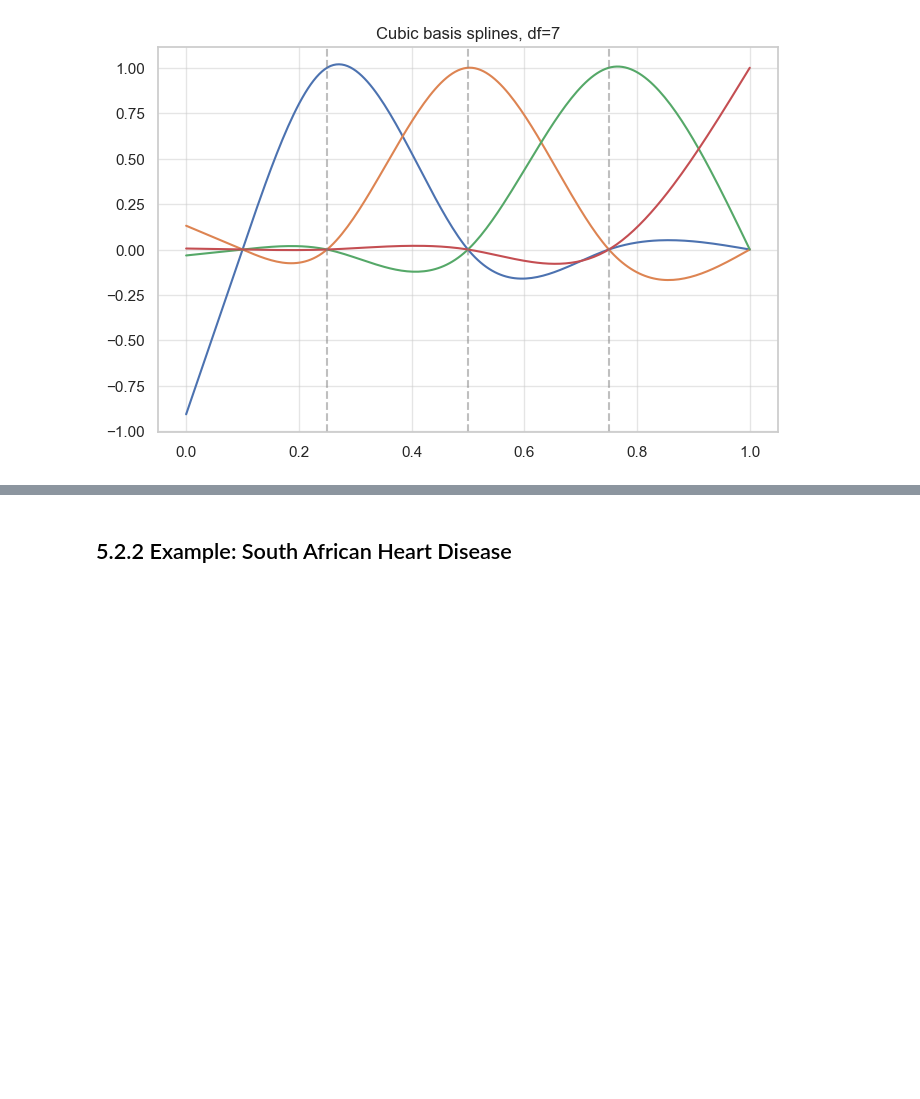
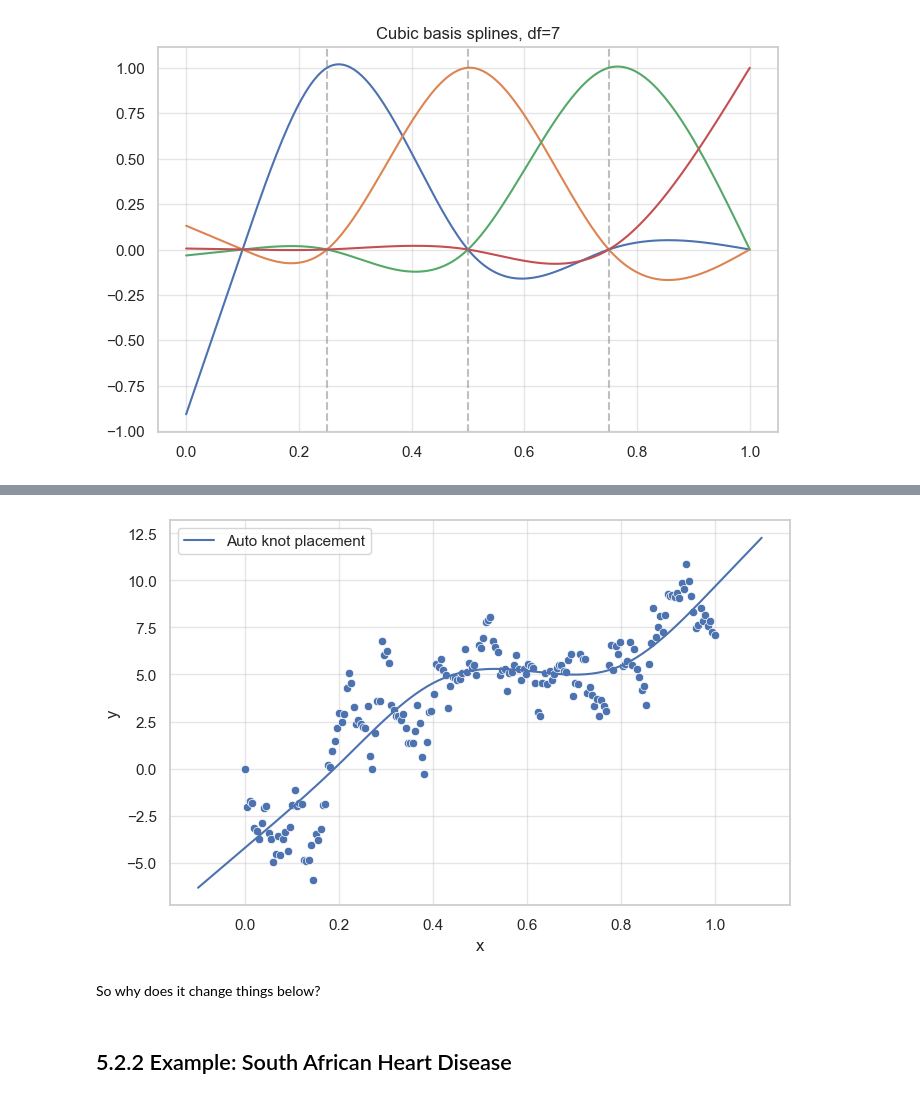
Before and after one commit to chris-leonard/elements-of-statistical-learning, a Jupyter notebook: chapter-8/splines.ipynb, the cells around one changed output, grey strips where cells are left out. Drawn from its saved outputs; the diff is of its cells as text; code cells hidden in the pictures; blank space fills up the shorter version.

```diff
--- a/chapter-8/splines.ipynb
+++ b/chapter-8/splines.ipynb
@@ -636,3 +655,34 @@ ax.set(title="Cubic basis splines, df=7");
+# %%
+df = 5
+
+auto_formula = f"cr(x, df={df}, constraints='center')"
+X_auto = dmatrix(auto_formula, {"x": x})
+
+n_knots = df - 1
+knots = list(np.linspace(x.min(), x.max(), num=n_knots + 2))[1:-1]
+manual_formula = f"cr(x, df={df}, knots={knots}, constraints='center')"
+X_manual = dmatrix(manual_formula, {"x": x})
+
+fig, ax = plt.subplots(figsize=(8, 5))
+
+sns.scatterplot(sample_data, x="x", y="y", ax=ax)
+
+# extend to show extrapolation
+x_pred = np.linspace(-0.1, 1.1, 200)
+
+y_auto_pred = fit_predict_from_dmatrix(X_auto, y, x_pred)
+ax.plot(x_pred, y_auto_pred, label="Auto knot placement")
+
+# y_manual_pred = fit_predict_from_dmatrix(X_manual, y, x_pred)
+# ax.plot(x_pred, y_manual_pred, label="Manual knot splines")
+
+
+# ax.set(title="Cubic vs natural cubic splines, df=7")
+ax.legend();
+# %% [output]
+[figure, added]
+# %% [markdown]
+So why does it change things below?
 # %% [markdown]
 ## 5.2.2 Example: South African Heart Disease
 # %%
```
Also changed, not shown: parts of 34 cells of this notebook.
